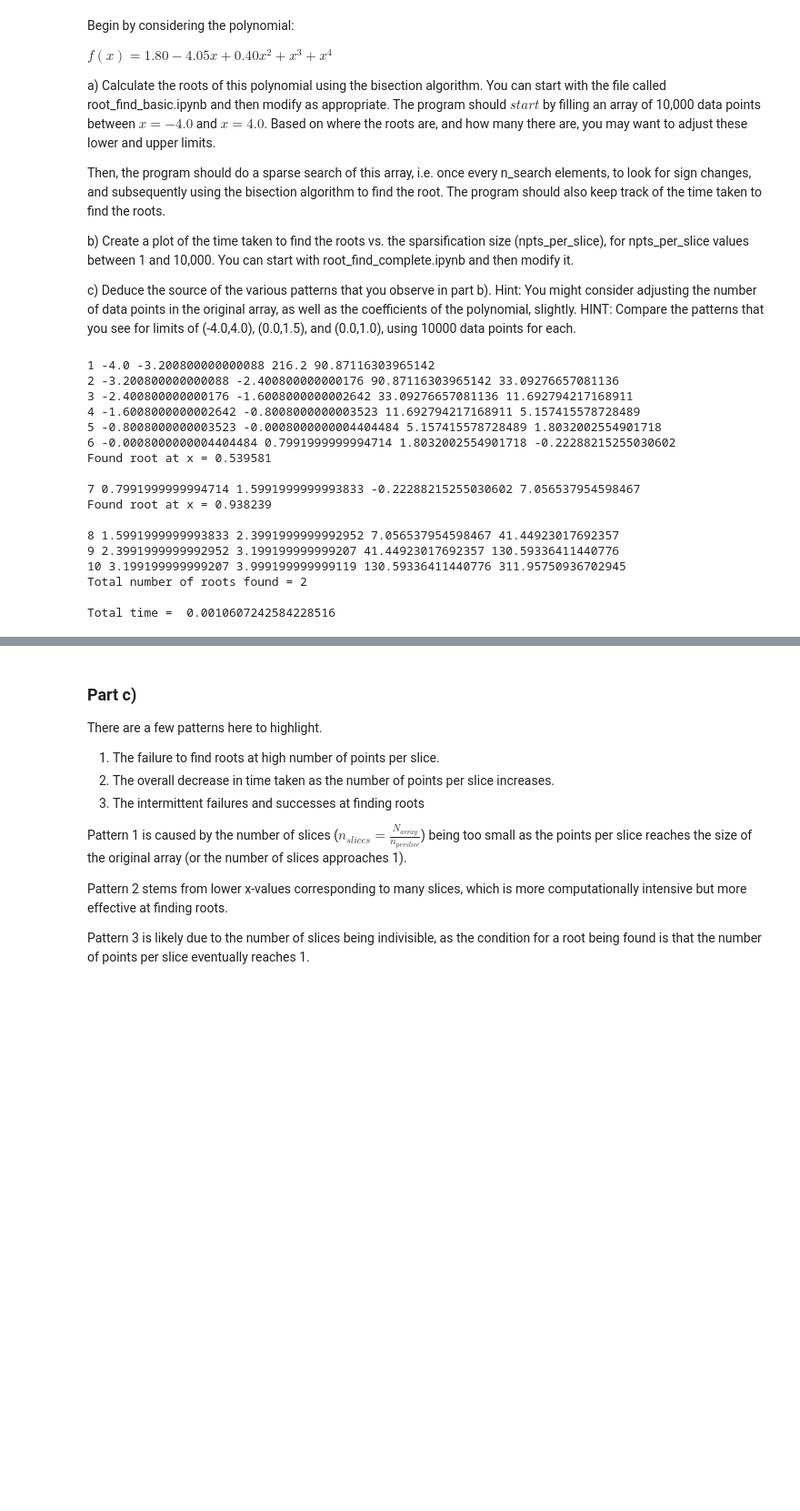
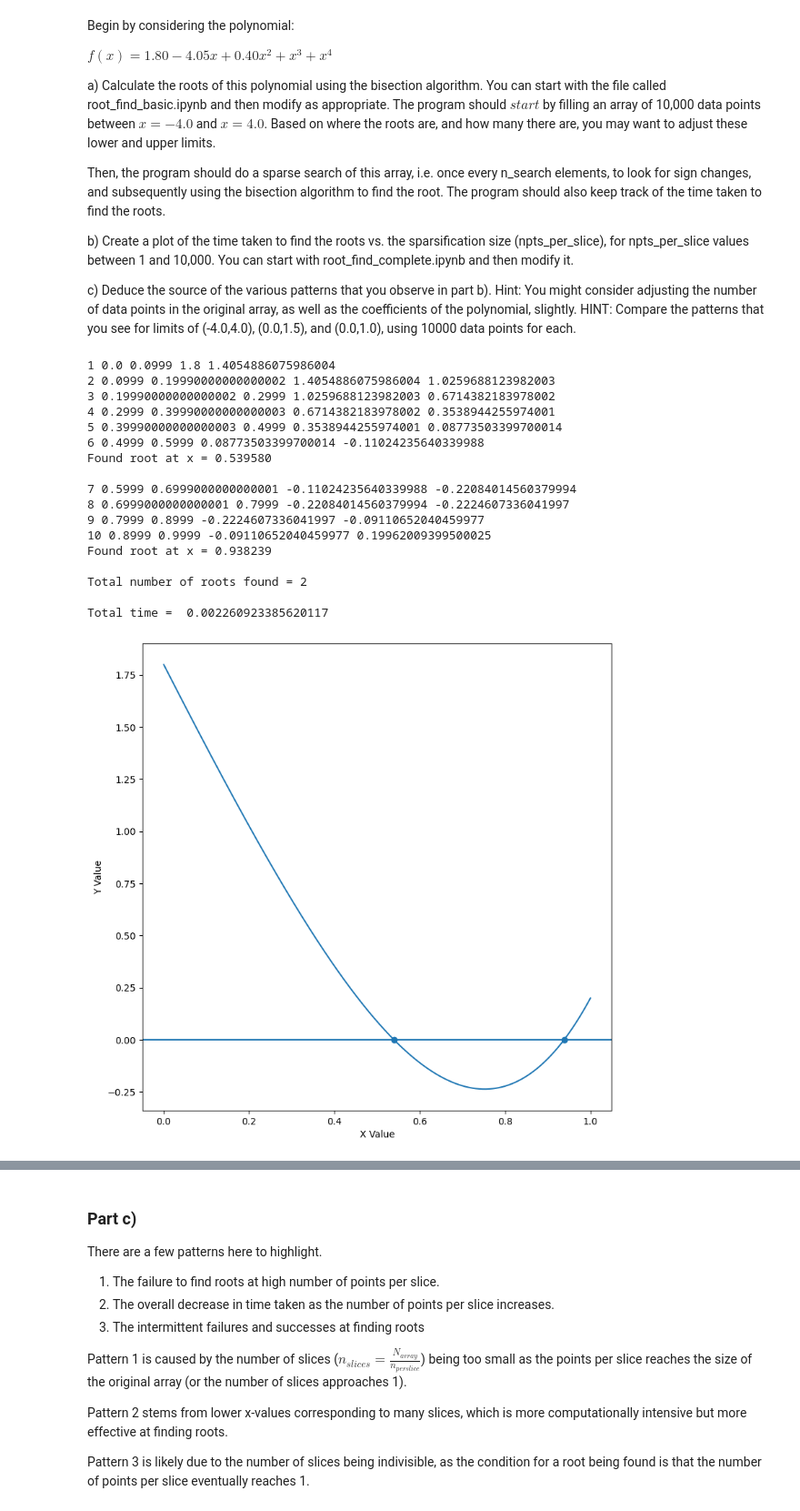
Before and after one commit to jakeb245/phys421, a Jupyter notebook: AssignmentTemplates/Assignment1_Template.ipynb, the cells around one changed output, grey strips where cells are left out. Shown: that part at 91% size. Drawn from its saved outputs; the diff is of its cells as text; code cells hidden in the pictures; blank space fills up the shorter version.

```diff
--- a/AssignmentTemplates/Assignment1_Template.ipynb
+++ b/AssignmentTemplates/Assignment1_Template.ipynb
@@ -96,45 +97,60 @@ for i in range(1,int(niter)+1):
                 xlow = xmid
 
             # update the difference value
             diff = np.abs(fc)
             n_eps_iter = n_eps_iter + 1
 
         print ("Found root at x = %f\n" % xmid)
         xroots.append(xmid)
         yroots.append(0.0)
         nroots_found = nroots_found + 1
 
         # move to the next slice
         ycomp = y
         xcomp = x
     else:
         # move to the next slice
         ycomp = y
         xcomp = x
 
 print ("Total number of roots found = %d\n" % nroots_found)
 
 end = time.time()
 print("Total time = ",(end - start))
 time_ejb = (end-start)
+
+# Generate the figure and the axes
+fig, axs = plt.subplots(nrows=1, ncols=1, figsize=(9,9))
+
+xval = np.arange(xl,xh,dx)
+yval = generator_function(xval,*par)
+
+# On the first axis, plot the sine and label the ordinate
+axs.plot(xval,yval)
+axs.scatter(xroots,yroots)
+axs.set_ylabel('Y Value')
+axs.set_xlabel('X Value')
+axs.axhline()
+plt.show()
 # %% [output]
-1 -4.0 -3.200800000000088 216.2 90.87116303965142
-2 -3.200800000000088 -2.400800000000176 90.87116303965142 33.09276657081136
-3 -2.400800000000176 -1.6008000000002642 33.09276657081136 11.692794217168911
-4 -1.6008000000002642 -0.8008000000003523 11.692794217168911 5.157415578728489
-5 -0.8008000000003523 -0.0008000000004404484 5.157415578728489 1.8032002554901718
-6 -0.0008000000004404484 0.7991999999994714 1.8032002554901718 -0.22288215255030602
-Found root at x = 0.539581
+1 0.0 0.0999 1.8 1.4054886075986004
+2 0.0999 0.19990000000000002 1.4054886075986004 1.0259688123982003
+3 0.19990000000000002 0.2999 1.0259688123982003 0.6714382183978002
+4 0.2999 0.39990000000000003 0.6714382183978002 0.3538944255974001
+5 0.39990000000000003 0.4999 0.3538944255974001 0.08773503399700014
+6 0.4999 0.5999 0.08773503399700014 -0.11024235640339988
+Found root at x = 0.539580
 
-7 0.7991999999994714 1.5991999999993833 -0.22288215255030602 7.056537954598467
+7 0.5999 0.6999000000000001 -0.11024235640339988 -0.22084014560379994
+8 0.6999000000000001 0.7999 -0.22084014560379994 -0.2224607336041997
+9 0.7999 0.8999 -0.2224607336041997 -0.09110652040459977
+10 0.8999 0.9999 -0.09110652040459977 0.19962009399500025
 Found root at x = 0.938239
 
-8 1.5991999999993833 2.3991999999992952 7.056537954598467 41.44923017692357
-9 2.3991999999992952 3.199199999999207 41.44923017692357 130.59336411440776
-10 3.199199999999207 3.999199999999119 130.59336411440776 311.95750936702945
 Total number of roots found = 2
 
-Total time =  0.0010607242584228516
+Total time =  0.002260923385620117
+[figure, added]
 # %%
 # Part b
 
```
Also changed, not shown: parts of 5 cells of this notebook.
